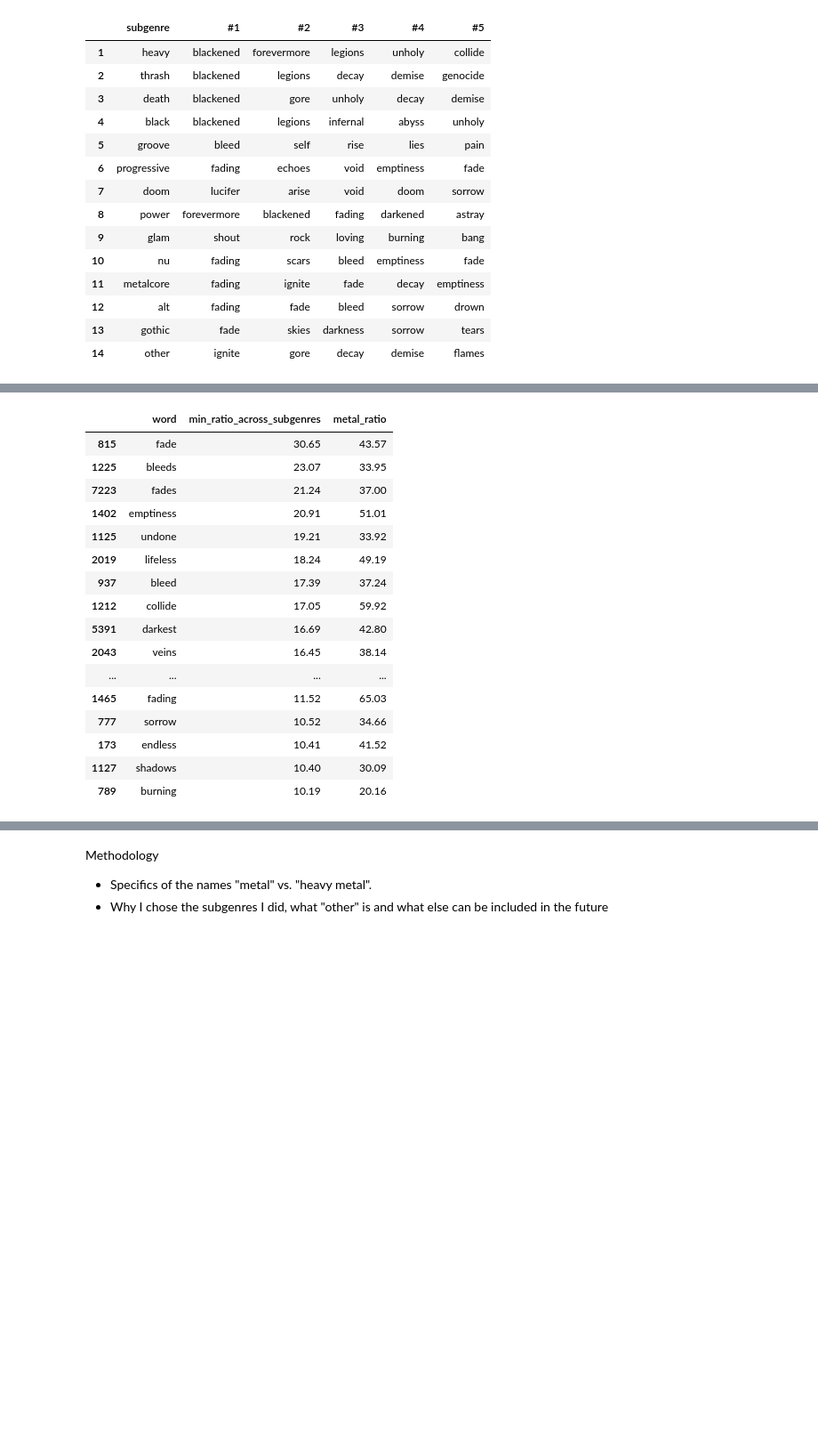
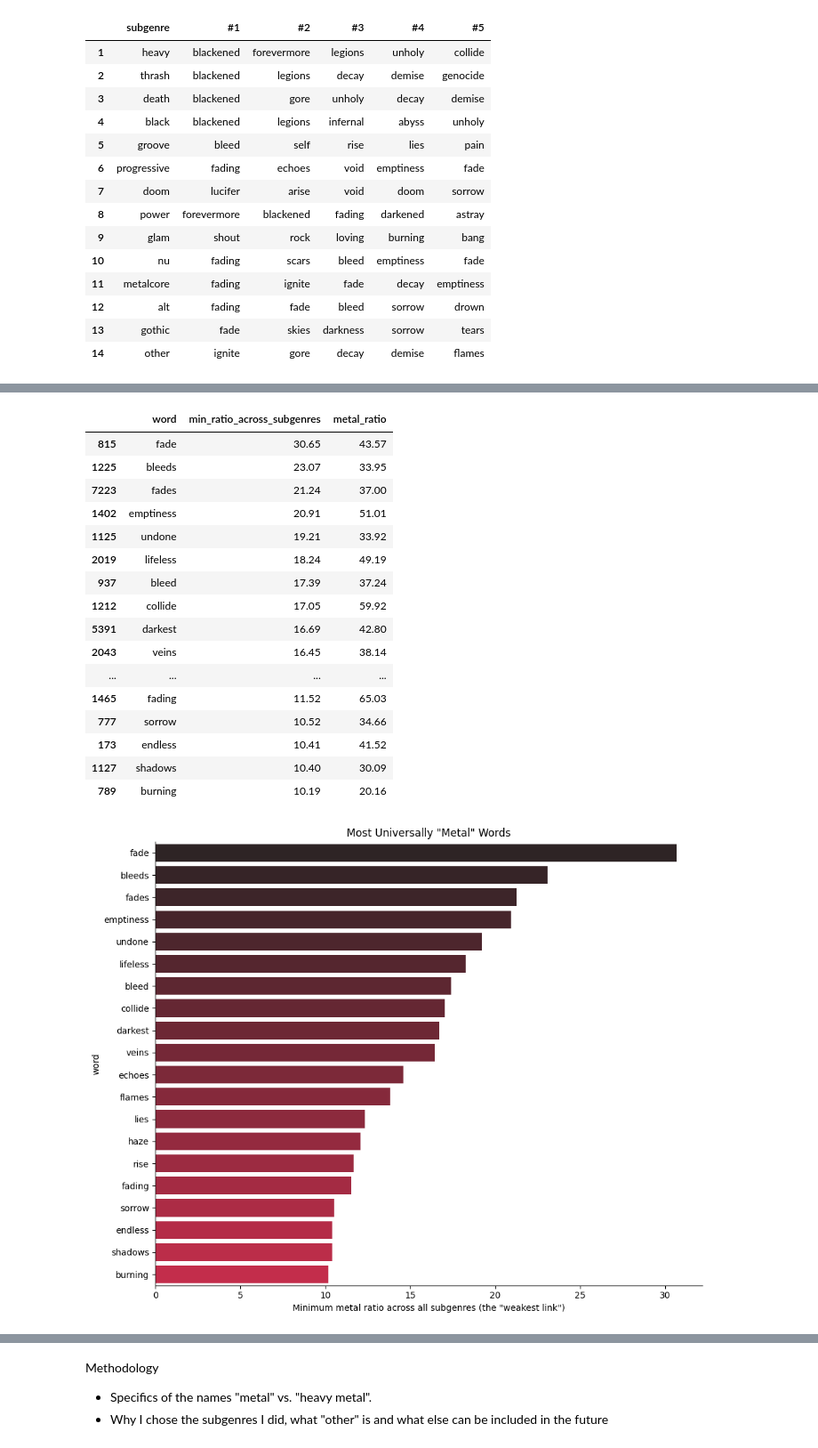
Before and after one commit to wanderson33245/The-Metal-Corpus, a Jupyter notebook: The Metal Corpus.ipynb, the cells around one changed output, grey strips where cells are left out. Shown at 89% size. Drawn from its saved outputs; the diff is of its cells as text; code cells hidden in the pictures; blank space fills up the shorter version.

```diff
--- a/The Metal Corpus.ipynb
+++ b/The Metal Corpus.ipynb
@@ -976,7 +990,6 @@ So far, I've discovered that the most *used* word in metal is 'life' and the mos
 # %%
 TOP_N = 20
 subgenres_no_other = [sg for sg in subgenres if sg != 'other']
-
 subgenre_totals = {sg: df_words[sg].sum() for sg in subgenres_no_other}
 df_universal = df_metal_vs_general.copy()
 
@@ -986,32 +999,45 @@ for subgenre in subgenres_no_other:
 
 ratio_columns = [f'{sg}_ratio' for sg in subgenres_no_other]
 
 # The floor: how "metal" is this word in its WEAKEST subgenre?
 df_universal['min_ratio_across_subgenres'] = df_universal[ratio_columns].min(axis=1)
 df_universal = df_universal[df_universal['metal_total'] >= 750]
 df_universal = df_universal.sort_values('min_ratio_across_subgenres', ascending=False)
-df_universal[['word', 'min_ratio_across_subgenres', 'metal_ratio']].head(TOP_N).style.map(
+
+# ///////////////////////// TABLE /////////////////
+display(df_universal[['word', 'min_ratio_across_subgenres', 'metal_ratio']].head(TOP_N).style.map(
     lambda x: 'font-weight: bold',
     subset=['word']
 ).format({
     'min_ratio_across_subgenres': '{:.2f}',
     'metal_ratio': '{:.2f}',
-})
+}))
+
+# /////////////////////// VISUALIZATION ////////////
+top_N_universal = df_universal.head(TOP_N).sort_values('min_ratio_across_subgenres', ascending=False)
+fig, ax = plt.subplots(figsize=(10, 8))
+sns.barplot(data=top_N_universal, x='min_ratio_across_subgenres', y='word', palette='dark:crimson', ax=ax, hue='word', legend=False)
+ax.set_xlabel('Minimum metal ratio across all subgenres (the "weakest link")')
+ax.set_title('Most Universally "Metal" Words')
+sns.despine()
+plt.tight_layout()
+plt.show()
 # %% [output]
 |  | word | min_ratio_across_subgenres | metal_ratio |
 | 815 | fade | 30.65 | 43.57 |
 | 1225 | bleeds | 23.07 | 33.95 |
 | 7223 | fades | 21.24 | 37.00 |
 | 1402 | emptiness | 20.91 | 51.01 |
 | 1125 | undone | 19.21 | 33.92 |
 | 2019 | lifeless | 18.24 | 49.19 |
 | 937 | bleed | 17.39 | 37.24 |
 | 1212 | collide | 17.05 | 59.92 |
 | 5391 | darkest | 16.69 | 42.80 |
 | 2043 | veins | 16.45 | 38.14 |
 | ... | ... | ... | ... |
 | 1465 | fading | 11.52 | 65.03 |
 | 777 | sorrow | 10.52 | 34.66 |
 | 173 | endless | 10.41 | 41.52 |
 | 1127 | shadows | 10.40 | 30.09 |
 | 789 | burning | 10.19 | 20.16 |
+[figure, added]
```
Also changed, not shown: parts of 22 cells of this notebook.
